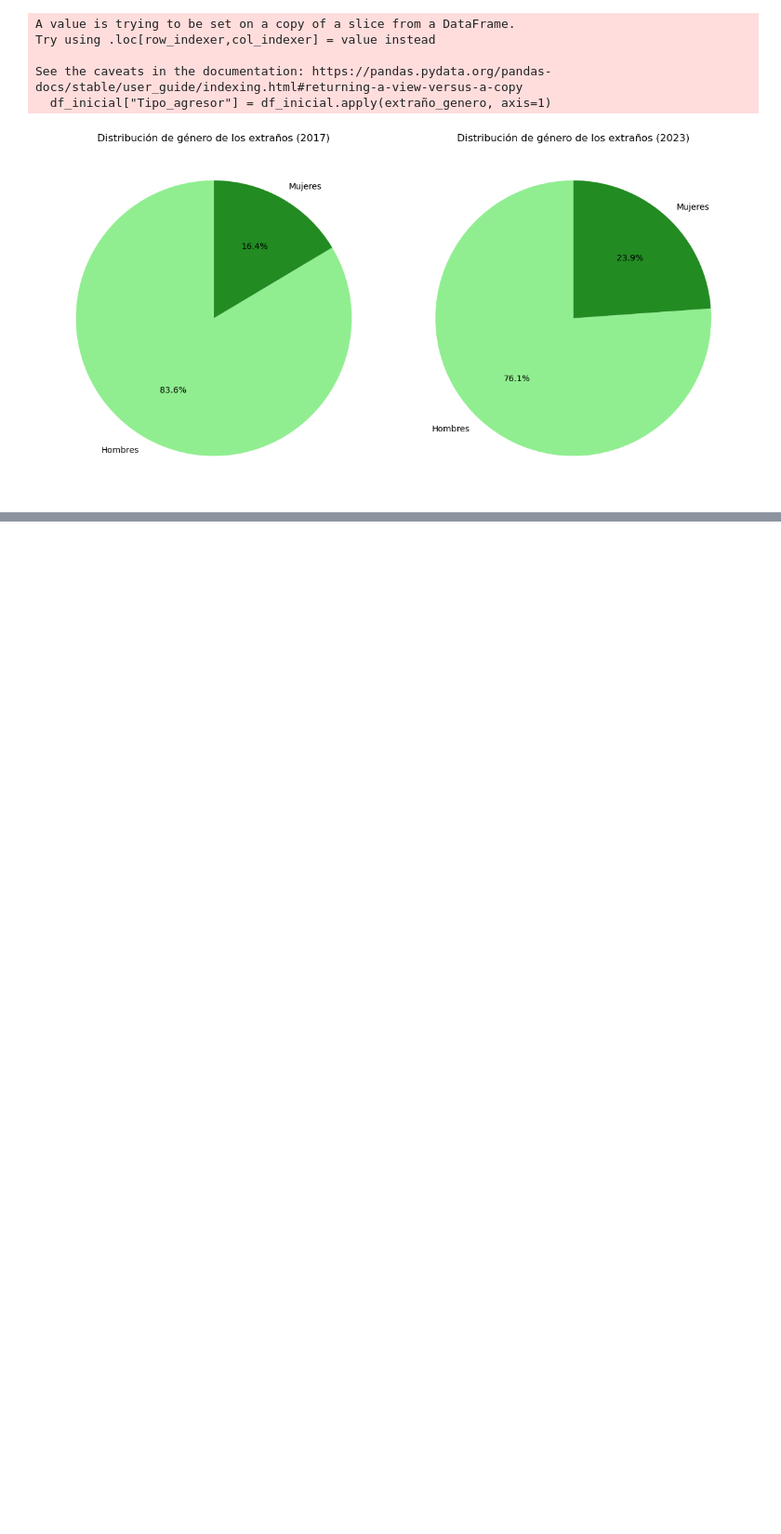
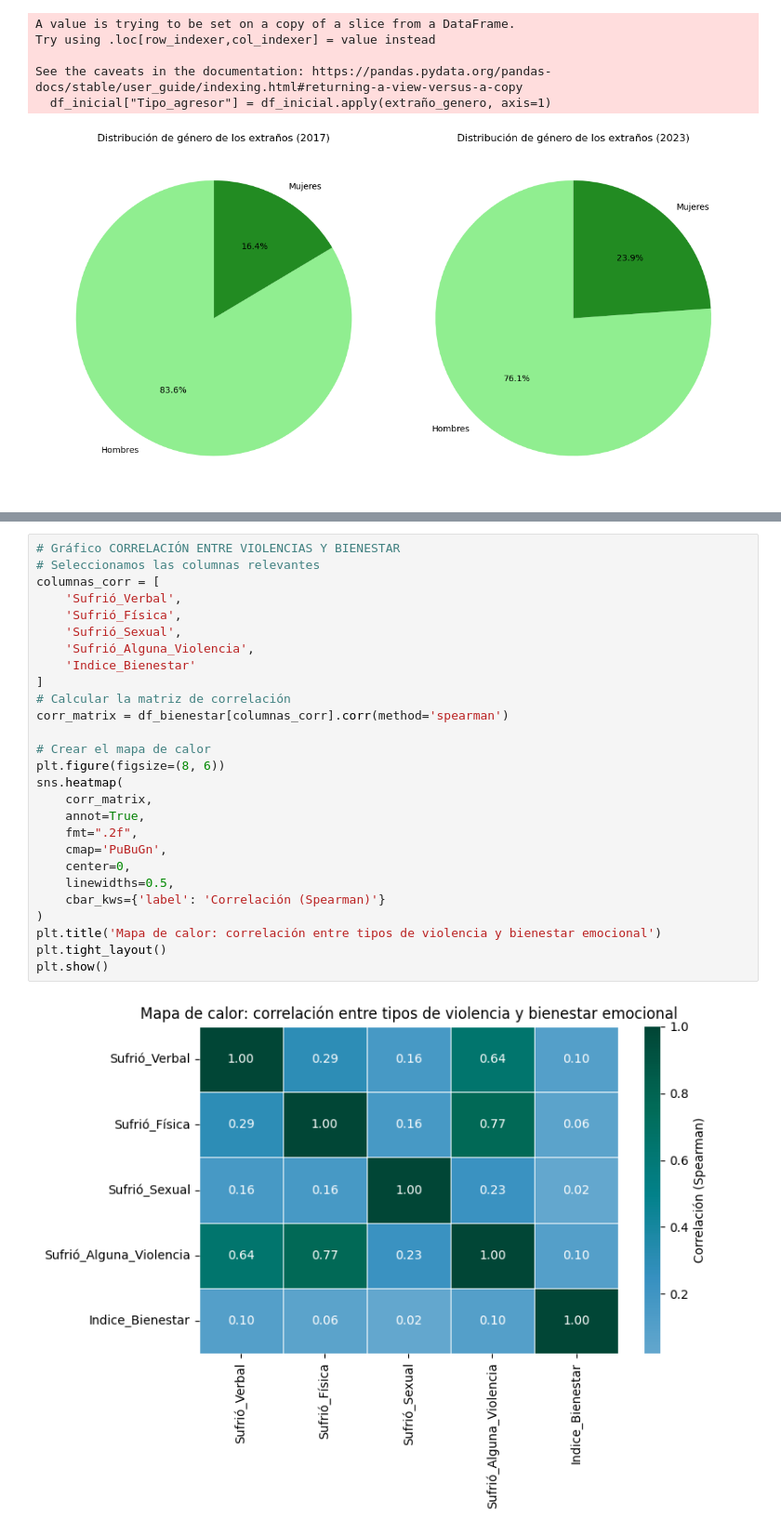
Before and after one commit to ConstanzaHernandezTorres/IMT2200-Proyecto-grupal, a Jupyter notebook: Repo1 - Avance.ipynb, the cells around one changed output, grey strips where cells are left out. Shown at 93% size. Drawn from its saved outputs; the diff is of its cells as text; blank space fills up the shorter version.

```diff
--- a/Repo1 - Avance.ipynb
+++ b/Repo1 - Avance.ipynb
@@ -742,0 +952,29 @@ See the caveats in the documentation: https://pandas.pydata.org/pandas-docs/stab
+# %%
+# Gráfico CORRELACIÓN ENTRE VIOLENCIAS Y BIENESTAR
+# Seleccionamos las columnas relevantes
+columnas_corr = [
+    'Sufrió_Verbal',
+    'Sufrió_Física',
+    'Sufrió_Sexual',
+    'Sufrió_Alguna_Violencia',
+    'Indice_Bienestar'
+]
+# Calcular la matriz de correlación
+corr_matrix = df_bienestar[columnas_corr].corr(method='spearman')
+
+# Crear el mapa de calor
+plt.figure(figsize=(8, 6))
+sns.heatmap(
+    corr_matrix,
+    annot=True,
+    fmt=".2f",
+    cmap='PuBuGn',
+    center=0,
+    linewidths=0.5,
+    cbar_kws={'label': 'Correlación (Spearman)'}
+)
+plt.title('Mapa de calor: correlación entre tipos de violencia y bienestar emocional')
+plt.tight_layout()
+plt.show()
+# %% [output]
+[figure, added]
```
Also changed, not shown: parts of 7 cells of this notebook, 2 other files.
